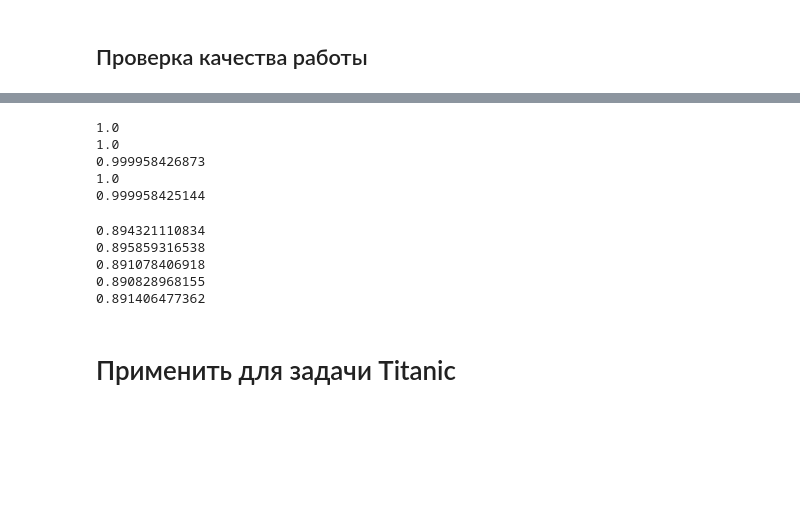
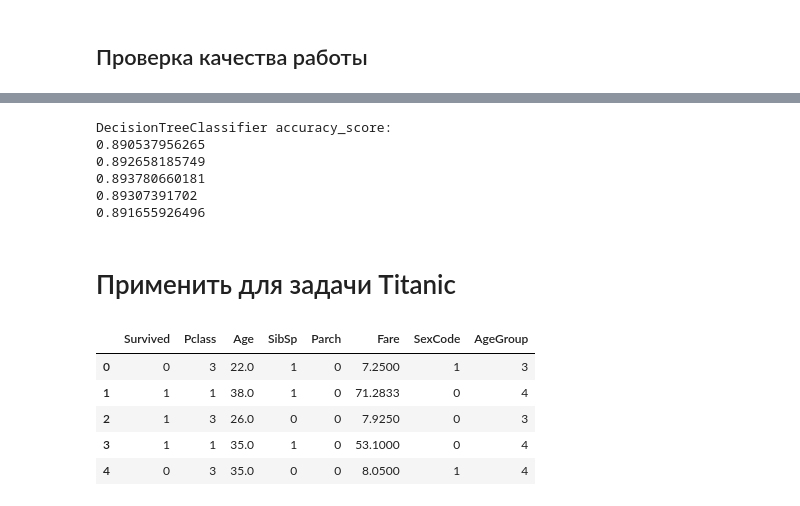
Before and after one commit to AndrewLrrr/otus-big-data, a Jupyter notebook: hw7/homework.ipynb, the cells around one changed output, grey strips where cells are left out. Cells and saved outputs as stored; diff of their text form; code cells hidden in the pictures; blank space fills up the shorter version.

```diff
--- a/hw7/homework.ipynb
+++ b/hw7/homework.ipynb
@@ -486,26 +429,42 @@ gkf = KFold(n_splits=5, shuffle=True)
 # %%
+print('DecisionTreeClassifier accuracy_score:')
 for train, test in gkf.split(x, y):
     X_train, y_train = x[train], y[train]
     X_test, y_test = x[test], y[test]
-    my_clf.fit(X_train, y_train)
+    clf.fit(X_train, y_train)
     print(accuracy_score(y_pred=clf.predict(X_test), y_true=y_test))
 # %% [output]
-1.0
-1.0
-0.999958426873
-1.0
-0.999958425144
+DecisionTreeClassifier accuracy_score:
+0.890537956265
+0.892658185749
+0.893780660181
+0.89307391702
+0.891655926496
-# %%
-for train, test in gkf.split(x, y):
-    X_train, y_train = x[train], y[train]
-    X_test, y_test = x[test], y[test]
-    clf.fit(X_train, y_train)
-    print(accuracy_score(y_pred=clf.predict(X_test), y_true=y_test))
-# %% [output]
-0.894321110834
-0.895859316538
-0.891078406918
-0.890828968155
-0.891406477362
 # %% [markdown]
 # Применить для задачи Titanic
+# %%
+df_train = pd.read_csv('train.csv')
+df_test = pd.read_csv('test.csv')
+# %%
+df_train = df_train.fillna(df_train.median(axis=0), axis=0)
+df_train['SexCode'] = df_train['Sex'].map(lambda sex: 1 if sex == 'male' else 0)
+df_train['AgeGroup'] = df_train['Age']
+df_train['AgeGroup'] = df_train['AgeGroup'].map(lambda age: int(age // 10) + 1)
+# %%
+df_train2 = df_train.drop(([
+    'PassengerId',
+    'Name',
+    'Sex',
+    'Ticket',
+    'Cabin',
+    'Embarked',
+]), axis=1)
+
+df_train2.head(5)
+# %% [output]
+|  | Survived | Pclass | Age | SibSp | Parch | Fare | SexCode | AgeGroup |
+| 0 | 0 | 3 | 22.0 | 1 | 0 | 7.2500 | 1 | 3 |
+| 1 | 1 | 1 | 38.0 | 1 | 0 | 71.2833 | 0 | 4 |
+| 2 | 1 | 3 | 26.0 | 0 | 0 | 7.9250 | 0 | 3 |
+| 3 | 1 | 1 | 35.0 | 1 | 0 | 53.1000 | 0 | 4 |
+| 4 | 0 | 3 | 35.0 | 0 | 0 | 8.0500 | 1 | 4 |
```
Also changed, not shown: parts of 41 cells of this notebook, 3 other files.
